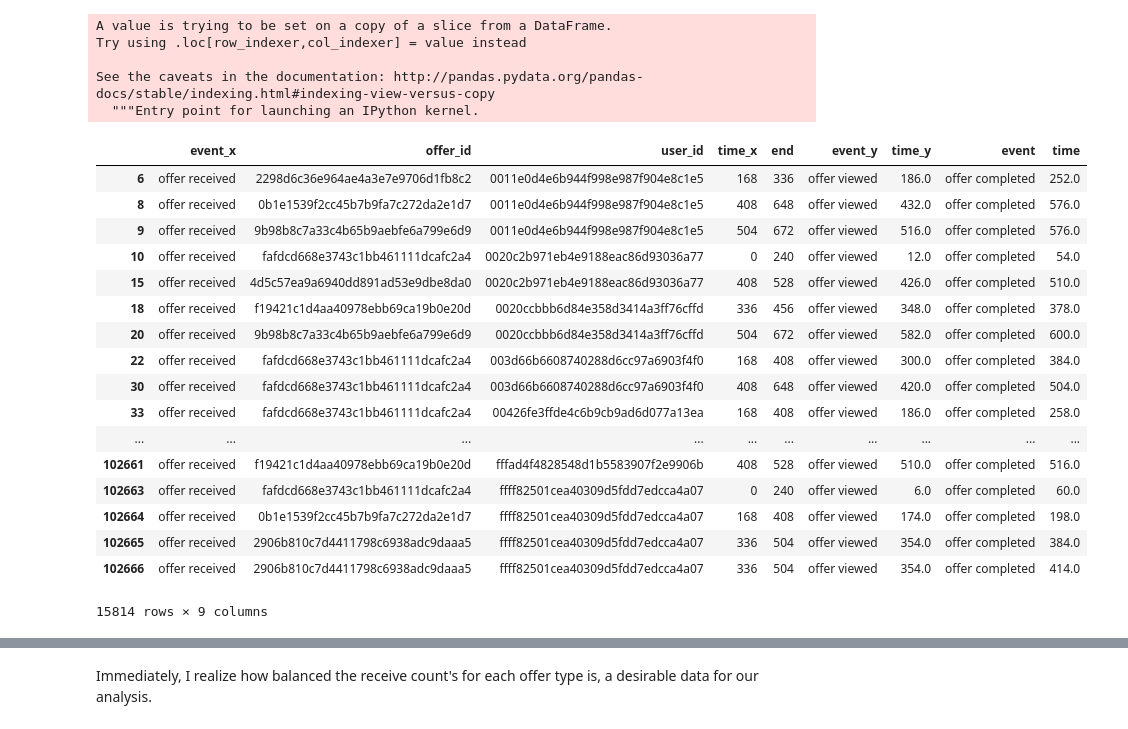
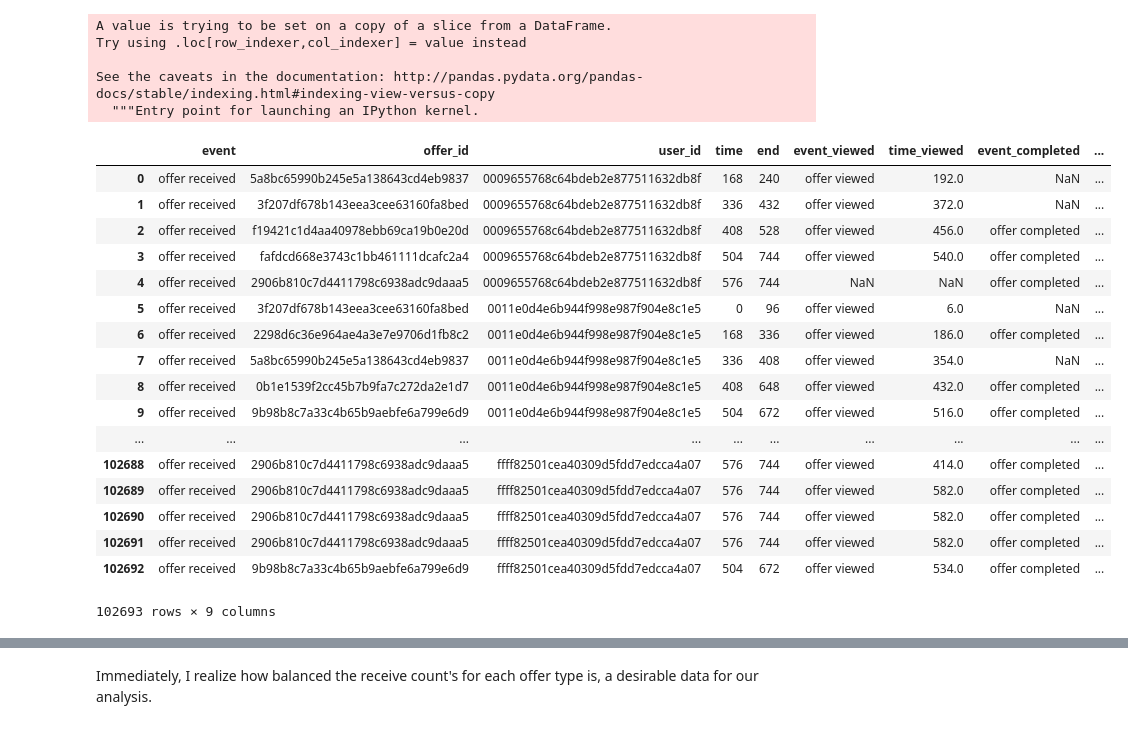
Before and after one commit to onurkapucu/Starbucks_Capstone, a Jupyter notebook: Starbucks_Capstone_notebook.ipynb, the cells around one changed output, grey strips where cells are left out. Cells and saved outputs as stored; diff of their text form; code cells hidden in the pictures.

```diff
--- a/Starbucks_Capstone_notebook.ipynb
+++ b/Starbucks_Capstone_notebook.ipynb
@@ -249,7 +249,7 @@ profile_clean.rename(columns={'id':'user_id'},inplace=True)
 transcript_clean.rename(columns={'person':'user_id'},inplace=True)
 transcript_clean.rename(columns={'reward':'transcript_reward'},inplace=True)
 portfolio_clean.rename(columns={'id':'offer_id'},inplace=True)
-df = transcript_clean.merge(profile_clean,how='inner',on=['user_id']).merge(portfolio_clean,how='inner',on=['offer_id'])
+df = transcript_clean.merge(profile_clean,how='inner',on=['user_id']).merge(portfolio_clean,how='outer',on=['offer_id'])
 df
 # %% [output]
 |  | event | user_id | time | amount | offer_id | transcript_reward | age | became_member_on | gender | ... |
@@ -299,25 +299,25 @@ Try using .loc[row_indexer,col_indexer] = value instead
 See the caveats in the documentation: http://pandas.pydata.org/pandas-docs/stable/indexing.html#indexing-view-versus-copy
   """Entry point for launching an IPython kernel.
 # %%
-kk = k_received.merge(k_viewed,how='left',on=['user_id','offer_id']).merge(k_completed,how='left',on=['user_id','offer_id']).drop('duration',axis=1)
-kk[(kk['time']>kk['time_x']) & (kk['time']>kk['time_y']) & (kk['time']<kk['end']) &
-   (kk['time_y']<kk['end']) & (kk['time_y']> kk['time_x'])]
+kk = k_received.merge(k_viewed,how='outer',on=['user_id','offer_id'],suffixes=('','_viewed')).merge(
+    k_completed,how='outer',on=['user_id','offer_id'],suffixes=('','_completed')).drop('duration',axis=1)
+kk
 # %% [output]
-|  | event_x | offer_id | user_id | time_x | end | event_y | time_y | event | time |
-| 6 | offer received | 2298d6c36e964ae4a3e7e9706d1fb8c2 | 0011e0d4e6b944f998e987f904e8c1e5 | 168 | 336 | offer viewed | 186.0 | offer completed | 252.0 |
-| 8 | offer received | 0b1e1539f2cc45b7b9fa7c272da2e1d7 | 0011e0d4e6b944f998e987f904e8c1e5 | 408 | 648 | offer viewed | 432.0 | offer completed | 576.0 |
-| 9 | offer received | 9b98b8c7a33c4b65b9aebfe6a799e6d9 | 0011e0d4e6b944f998e987f904e8c1e5 | 504 | 672 | offer viewed | 516.0 | offer completed | 576.0 |
-| 10 | offer received | fafdcd668e3743c1bb461111dcafc2a4 | 0020c2b971eb4e9188eac86d93036a77 | 0 | 240 | offer viewed | 12.0 | offer completed | 54.0 |
-| 15 | offer received | 4d5c57ea9a6940dd891ad53e9dbe8da0 | 0020c2b971eb4e9188eac86d93036a77 | 408 | 528 | offer viewed | 426.0 | offer completed | 510.0 |
-| 18 | offer received | f19421c1d4aa40978ebb69ca19b0e20d | 0020ccbbb6d84e358d3414a3ff76cffd | 336 | 456 | offer viewed | 348.0 | offer completed | 378.0 |
-| 20 | offer received | 9b98b8c7a33c4b65b9aebfe6a799e6d9 | 0020ccbbb6d84e358d3414a3ff76cffd | 504 | 672 | offer viewed | 582.0 | offer completed | 600.0 |
-| 22 | offer received | fafdcd668e3743c1bb461111dcafc2a4 | 003d66b6608740288d6cc97a6903f4f0 | 168 | 408 | offer viewed | 300.0 | offer completed | 384.0 |
-| 30 | offer received | fafdcd668e3743c1bb461111dcafc2a4 | 003d66b6608740288d6cc97a6903f4f0 | 408 | 648 | offer viewed | 420.0 | offer completed | 504.0 |
-| 33 | offer received | fafdcd668e3743c1bb461111dcafc2a4 | 00426fe3ffde4c6b9cb9ad6d077a13ea | 168 | 408 | offer viewed | 186.0 | offer completed | 258.0 |
+|  | event | offer_id | user_id | time | end | event_viewed | time_viewed | event_completed | ... |
+| 0 | offer received | 5a8bc65990b245e5a138643cd4eb9837 | 0009655768c64bdeb2e877511632db8f | 168 | 240 | offer viewed | 192.0 | NaN | ... |
+| 1 | offer received | 3f207df678b143eea3cee63160fa8bed | 0009655768c64bdeb2e877511632db8f | 336 | 432 | offer viewed | 372.0 | NaN | ... |
+| 2 | offer received | f19421c1d4aa40978ebb69ca19b0e20d | 0009655768c64bdeb2e877511632db8f | 408 | 528 | offer viewed | 456.0 | offer completed | ... |
+| 3 | offer received | fafdcd668e3743c1bb461111dcafc2a4 | 0009655768c64bdeb2e877511632db8f | 504 | 744 | offer viewed | 540.0 | offer completed | ... |
+| 4 | offer received | 2906b810c7d4411798c6938adc9daaa5 | 0009655768c64bdeb2e877511632db8f | 576 | 744 | NaN | NaN | offer completed | ... |
+| 5 | offer received | 3f207df678b143eea3cee63160fa8bed | 0011e0d4e6b944f998e987f904e8c1e5 | 0 | 96 | offer viewed | 6.0 | NaN | ... |
+| 6 | offer received | 2298d6c36e964ae4a3e7e9706d1fb8c2 | 0011e0d4e6b944f998e987f904e8c1e5 | 168 | 336 | offer viewed | 186.0 | offer completed | ... |
+| 7 | offer received | 5a8bc65990b245e5a138643cd4eb9837 | 0011e0d4e6b944f998e987f904e8c1e5 | 336 | 408 | offer viewed | 354.0 | NaN | ... |
+| 8 | offer received | 0b1e1539f2cc45b7b9fa7c272da2e1d7 | 0011e0d4e6b944f998e987f904e8c1e5 | 408 | 648 | offer viewed | 432.0 | offer completed | ... |
+| 9 | offer received | 9b98b8c7a33c4b65b9aebfe6a799e6d9 | 0011e0d4e6b944f998e987f904e8c1e5 | 504 | 672 | offer viewed | 516.0 | offer completed | ... |
 | ... | ... | ... | ... | ... | ... | ... | ... | ... | ... |
-| 102661 | offer received | f19421c1d4aa40978ebb69ca19b0e20d | fffad4f4828548d1b5583907f2e9906b | 408 | 528 | offer viewed | 510.0 | offer completed | 516.0 |
-| 102663 | offer received | fafdcd668e3743c1bb461111dcafc2a4 | ffff82501cea40309d5fdd7edcca4a07 | 0 | 240 | offer viewed | 6.0 | offer completed | 60.0 |
-| 102664 | offer received | 0b1e1539f2cc45b7b9fa7c272da2e1d7 | ffff82501cea40309d5fdd7edcca4a07 | 168 | 408 | offer viewed | 174.0 | offer completed | 198.0 |
-| 102665 | offer received | 2906b810c7d4411798c6938adc9daaa5 | ffff82501cea40309d5fdd7edcca4a07 | 336 | 504 | offer viewed | 354.0 | offer completed | 384.0 |
-| 102666 | offer received | 2906b810c7d4411798c6938adc9daaa5 | ffff82501cea40309d5fdd7edcca4a07 | 336 | 504 | offer viewed | 354.0 | offer completed | 414.0 |
+| 102688 | offer received | 2906b810c7d4411798c6938adc9daaa5 | ffff82501cea40309d5fdd7edcca4a07 | 576 | 744 | offer viewed | 414.0 | offer completed | ... |
+| 102689 | offer received | 2906b810c7d4411798c6938adc9daaa5 | ffff82501cea40309d5fdd7edcca4a07 | 576 | 744 | offer viewed | 582.0 | offer completed | ... |
+| 102690 | offer received | 2906b810c7d4411798c6938adc9daaa5 | ffff82501cea40309d5fdd7edcca4a07 | 576 | 744 | offer viewed | 582.0 | offer completed | ... |
+| 102691 | offer received | 2906b810c7d4411798c6938adc9daaa5 | ffff82501cea40309d5fdd7edcca4a07 | 576 | 744 | offer viewed | 582.0 | offer completed | ... |
+| 102692 | offer received | 9b98b8c7a33c4b65b9aebfe6a799e6d9 | ffff82501cea40309d5fdd7edcca4a07 | 504 | 672 | offer viewed | 534.0 | offer completed | ... |
-15814 rows × 9 columns
+102693 rows × 9 columns
```
Also changed, not shown: parts of 11 cells of this notebook.
